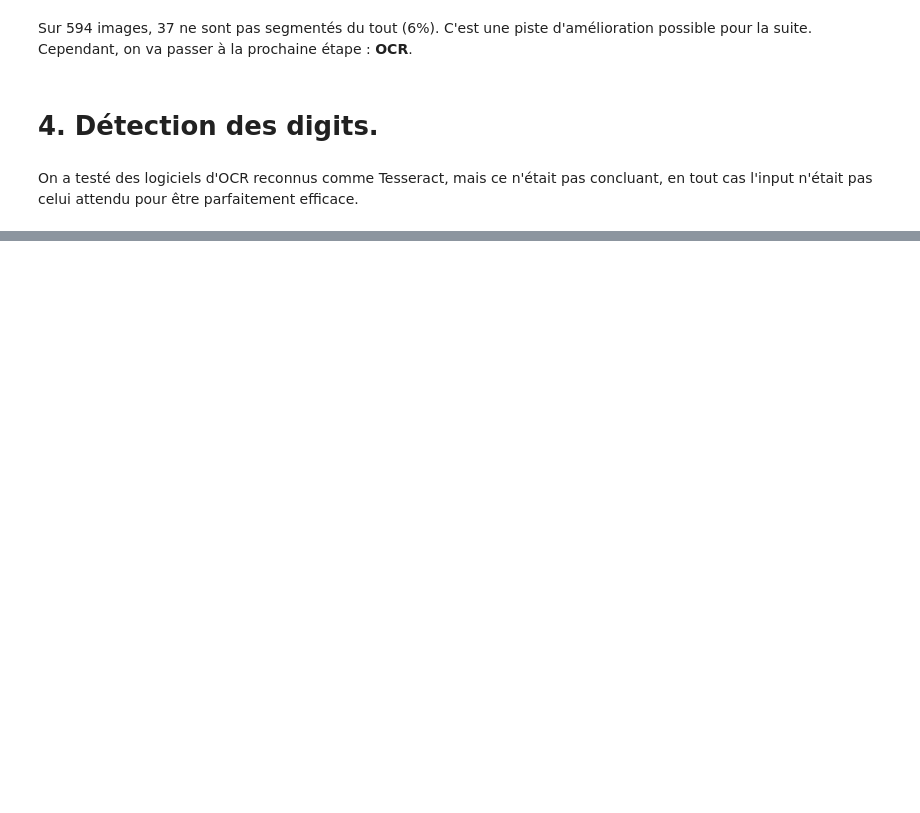
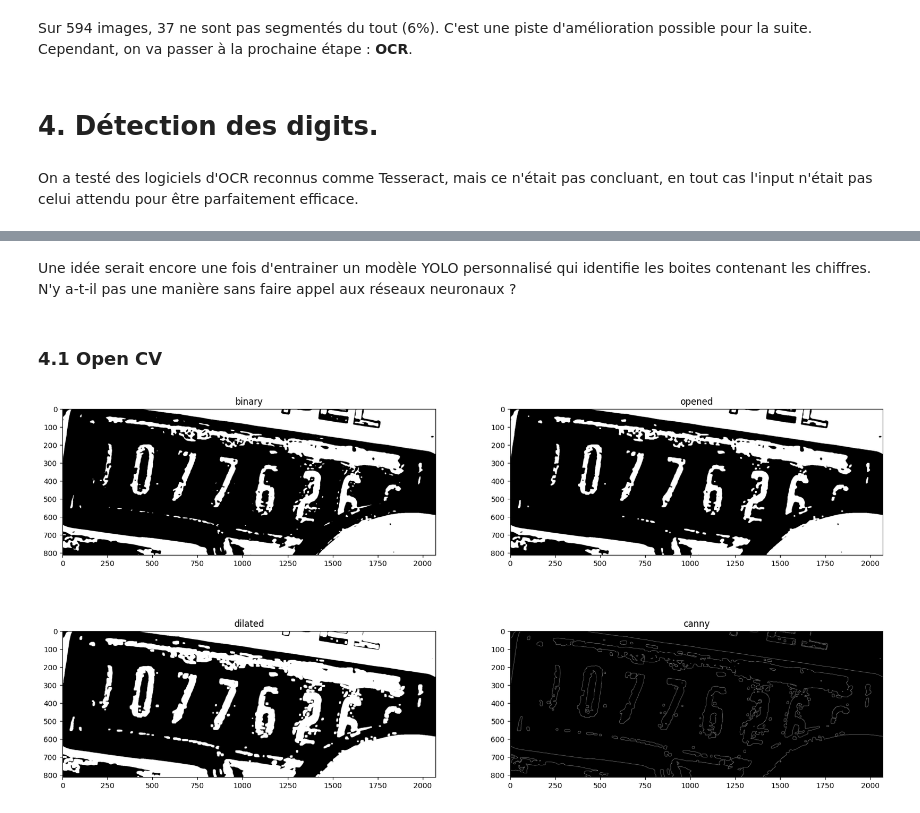
Before and after one commit to yannasyr/AIforMeterReading, a Jupyter notebook: yann_v1.ipynb, the cells around one changed output, grey strips where cells are left out. Drawn from its saved outputs; the diff is of its cells as text; code cells hidden in the pictures; blank space fills up the shorter version.

```diff
--- a/yann_v1.ipynb
+++ b/yann_v1.ipynb
@@ -397,0 +351,29 @@ On a testé des logiciels d'OCR reconnus comme Tesseract, mais ce n'était pas c
+# %% [markdown]
+Une idée serait encore une fois d'entrainer un modèle YOLO personnalisé qui identifie les boites contenant les chiffres. N'y a-t-il pas une manière sans faire appel aux réseaux neuronaux ?
+# %% [markdown]
+### 4.1 Open CV
+# %%
+img_path = 'datasets/dataset/train_segment/1a3c33.jpg'
+image = cv2.imread(img_path)
+
+im3 = image.copy()
+im3 = cv2.rotate(im3, cv2.ROTATE_90_CLOCKWISE)
+gray = cv2.cvtColor(im3,cv2.COLOR_BGR2GRAY)
+blur = cv2.GaussianBlur(gray,(11,11),64)
+ret,thresh1 = cv2.threshold(blur,140,255,cv2.THRESH_BINARY)
+
+kernel = cv2.getStructuringElement(cv2.MORPH_RECT, (3, 3))  # Carré de 3x3
+dilated = cv2.dilate(thresh1, kernel, iterations=3)
+
+opened = cv2.morphologyEx(thresh1, cv2.MORPH_OPEN, kernel, iterations=3)
+
+canny = cv2.Canny(dilated, 0, 255)
+
+fig = plt.figure(figsize=(20,10))
+fig.add_subplot(2,2,1), plt.imshow(cv2.cvtColor(thresh1, cv2.COLOR_BGR2RGB)), plt.title('binary')
+fig.add_subplot(2,2,2), plt.imshow(cv2.cvtColor(opened, cv2.COLOR_BGR2RGB)), plt.title('opened')
+fig.add_subplot(2,2,3), plt.imshow(cv2.cvtColor(dilated, cv2.COLOR_BGR2RGB)), plt.title('dilated')
+fig.add_subplot(2,2,4), plt.imshow(cv2.cvtColor(canny, cv2.COLOR_BGR2RGB)), plt.title('canny')
+plt.show()
+# %% [output]
+[figure, added]
```
Also changed, not shown: parts of 21 cells of this notebook, 2 other files.
